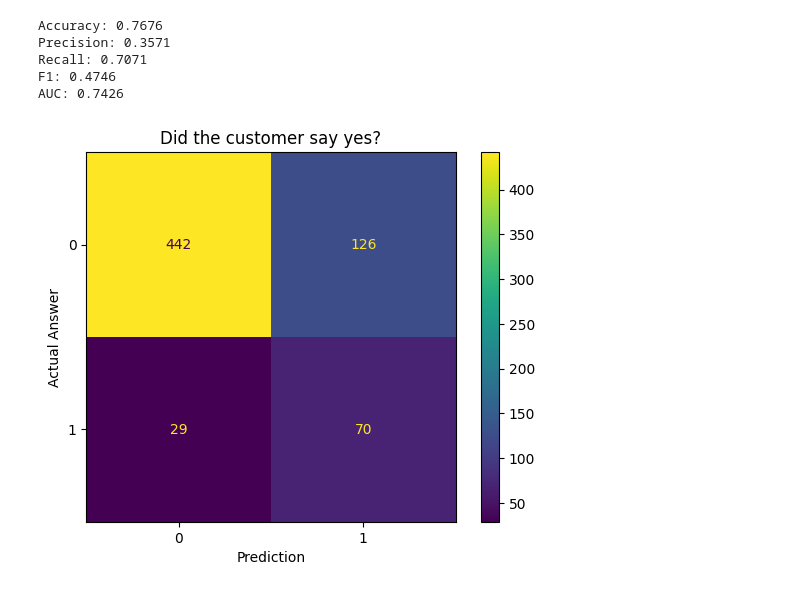
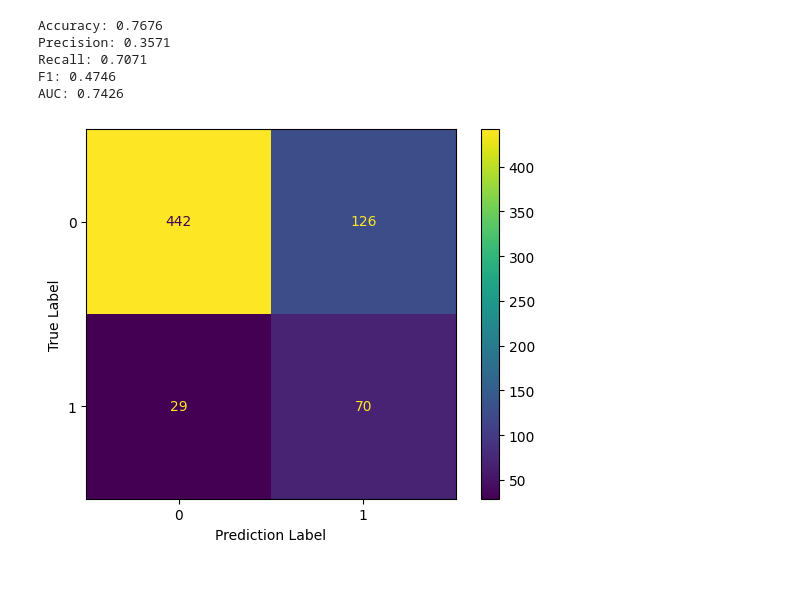
Before and after one commit to LexLorenzo/MachineLearningProjects, a Jupyter notebook: Lab_Exercise_2/logistic_regression.ipynb, the cells around one changed output. Cells and saved outputs as stored; diff of their text form; code cells hidden in the pictures.

```diff
--- a/Lab_Exercise_2/logistic_regression.ipynb
+++ b/Lab_Exercise_2/logistic_regression.ipynb
@@ -273,11 +273,11 @@ AUC: 0.7426
 # %%
 cm = confusion_matrix(y_test, preds)
 
 disp = ConfusionMatrixDisplay(confusion_matrix=cm, display_labels=clf.classes_)
 disp.plot()
-plt.title('Did the customer say yes?')
-plt.xlabel('Prediction')
-plt.ylabel('Actual Answer')
+# plt.title('Did the customer say yes?')
+plt.xlabel('Prediction Label')
+plt.ylabel('True Label')
 plt.show()
 # %% [output]
-[figure, old version]
+[figure, new version]
```
Also changed, not shown: 1 other file.
